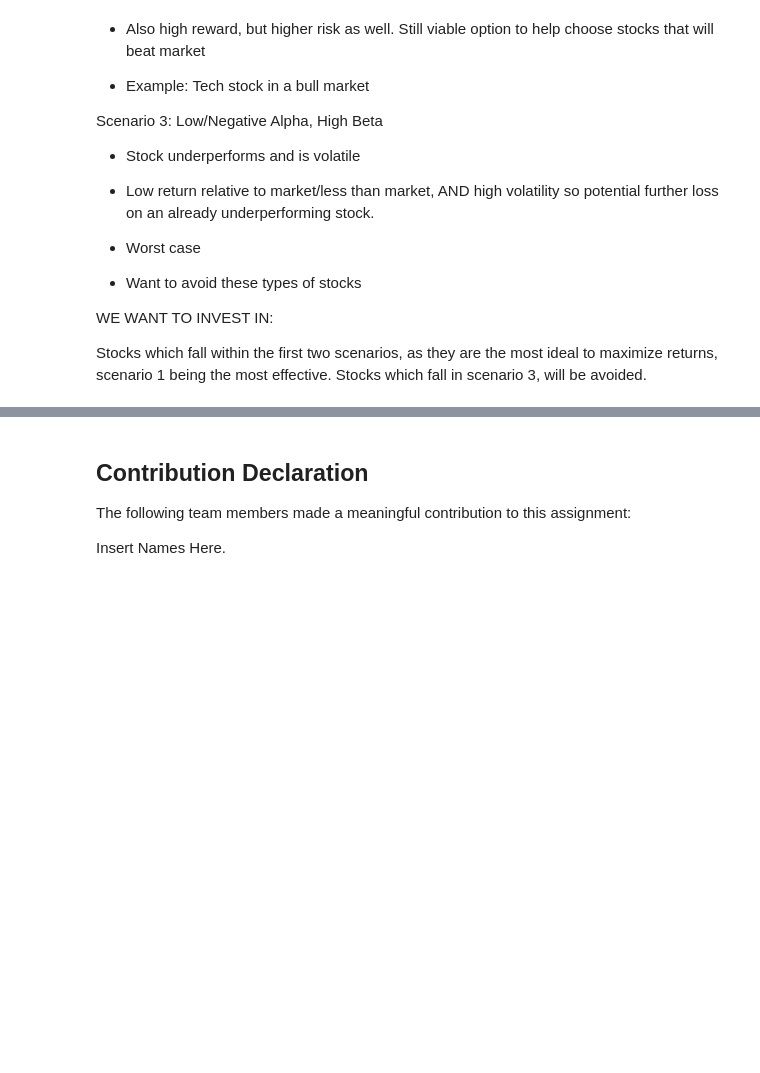
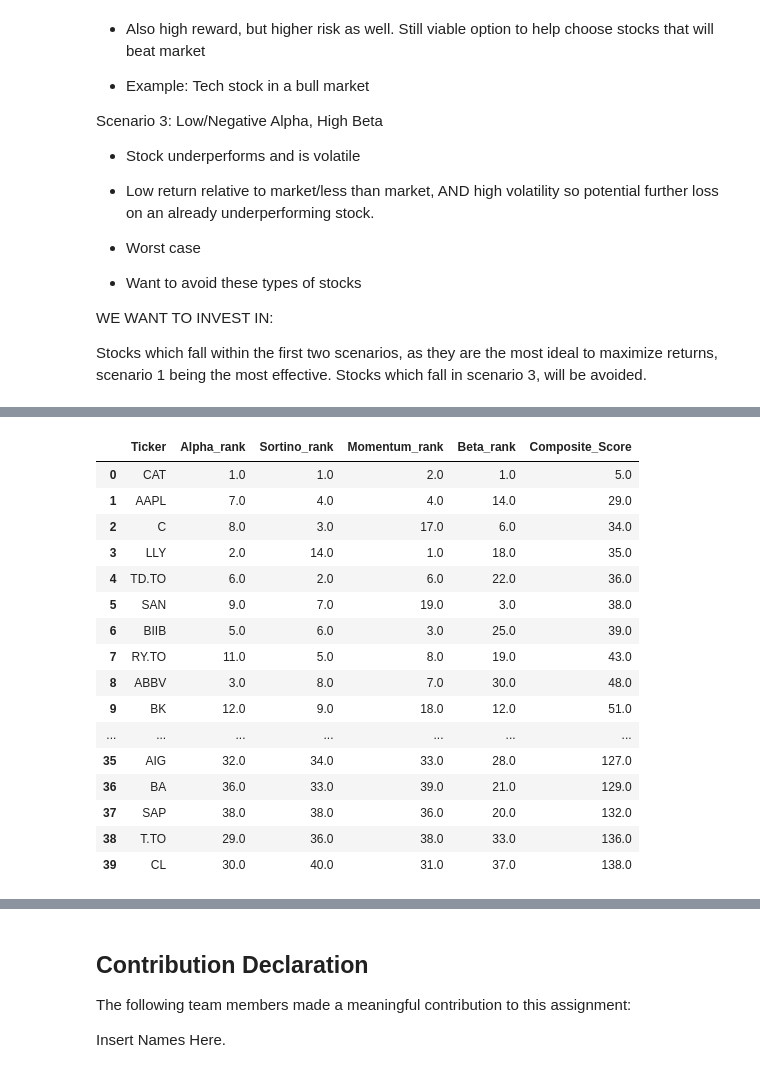
Before and after one commit to aadya-khanna/cfm-team-assignment, a Jupyter notebook: Team_14_Assignment.ipynb, the cells around one changed output, grey strips where cells are left out. Saved outputs shown, nothing was run; the diff lists cells and outputs as text; code cells hidden in the pictures; blank space fills up the shorter version.

```diff
--- a/Team_14_Assignment.ipynb
+++ b/Team_14_Assignment.ipynb
@@ -433,0 +434,47 @@ results_df
+# %%
+##USING METRICS TO PICK TOP 10 STOCKS TO INVEST IN
+
+results_df['Alpha_rank'] = results_df['Alpha'].rank(ascending=False)
+results_df['Sortino_rank'] = results_df['Sortino'].rank(ascending=False)
+results_df['Momentum_rank'] = results_df['Momentum'].rank(ascending=False)
+
+##Beta close to 1.15 is ideal, so we rank based on distance from 1.15
+##ascending True means closest to 1.15 gets rank 1, lowest distance to greatest distance
+results_df['Beta_rank'] = (results_df['Beta'] - 1.15).abs().rank(ascending=True)
+
+# Score (simple sum - equal weight)
+results_df['Composite_Score'] = (
+    results_df['Alpha_rank'] +
+    results_df['Sortino_rank'] +
+    results_df['Momentum_rank'] +
+    results_df['Beta_rank']
+)
+
+# Sort and select
+# Create new dataframe with just ranks and composite score
+scored_df = results_df[['Ticker', 'Alpha_rank', 'Sortino_rank', 'Momentum_rank', 'Beta_rank', 'Composite_Score']].copy()
+
+# Sort by composite score
+scored_df = scored_df.sort_values('Composite_Score')
+
+scored_df.reset_index(drop=True, inplace=True)
+
+scored_df
+# %% [output]
+|  | Ticker | Alpha_rank | Sortino_rank | Momentum_rank | Beta_rank | Composite_Score |
+| 0 | CAT | 1.0 | 1.0 | 2.0 | 1.0 | 5.0 |
+| 1 | AAPL | 7.0 | 4.0 | 4.0 | 14.0 | 29.0 |
+| 2 | C | 8.0 | 3.0 | 17.0 | 6.0 | 34.0 |
+| 3 | LLY | 2.0 | 14.0 | 1.0 | 18.0 | 35.0 |
+| 4 | TD.TO | 6.0 | 2.0 | 6.0 | 22.0 | 36.0 |
+| 5 | SAN | 9.0 | 7.0 | 19.0 | 3.0 | 38.0 |
+| 6 | BIIB | 5.0 | 6.0 | 3.0 | 25.0 | 39.0 |
+| 7 | RY.TO | 11.0 | 5.0 | 8.0 | 19.0 | 43.0 |
+| 8 | ABBV | 3.0 | 8.0 | 7.0 | 30.0 | 48.0 |
+| 9 | BK | 12.0 | 9.0 | 18.0 | 12.0 | 51.0 |
+| ... | ... | ... | ... | ... | ... | ... |
+| 35 | AIG | 32.0 | 34.0 | 33.0 | 28.0 | 127.0 |
+| 36 | BA | 36.0 | 33.0 | 39.0 | 21.0 | 129.0 |
+| 37 | SAP | 38.0 | 38.0 | 36.0 | 20.0 | 132.0 |
+| 38 | T.TO | 29.0 | 36.0 | 38.0 | 33.0 | 136.0 |
+| 39 | CL | 30.0 | 40.0 | 31.0 | 37.0 | 138.0 |
```
Also changed, not shown: parts of 2 cells of this notebook.
